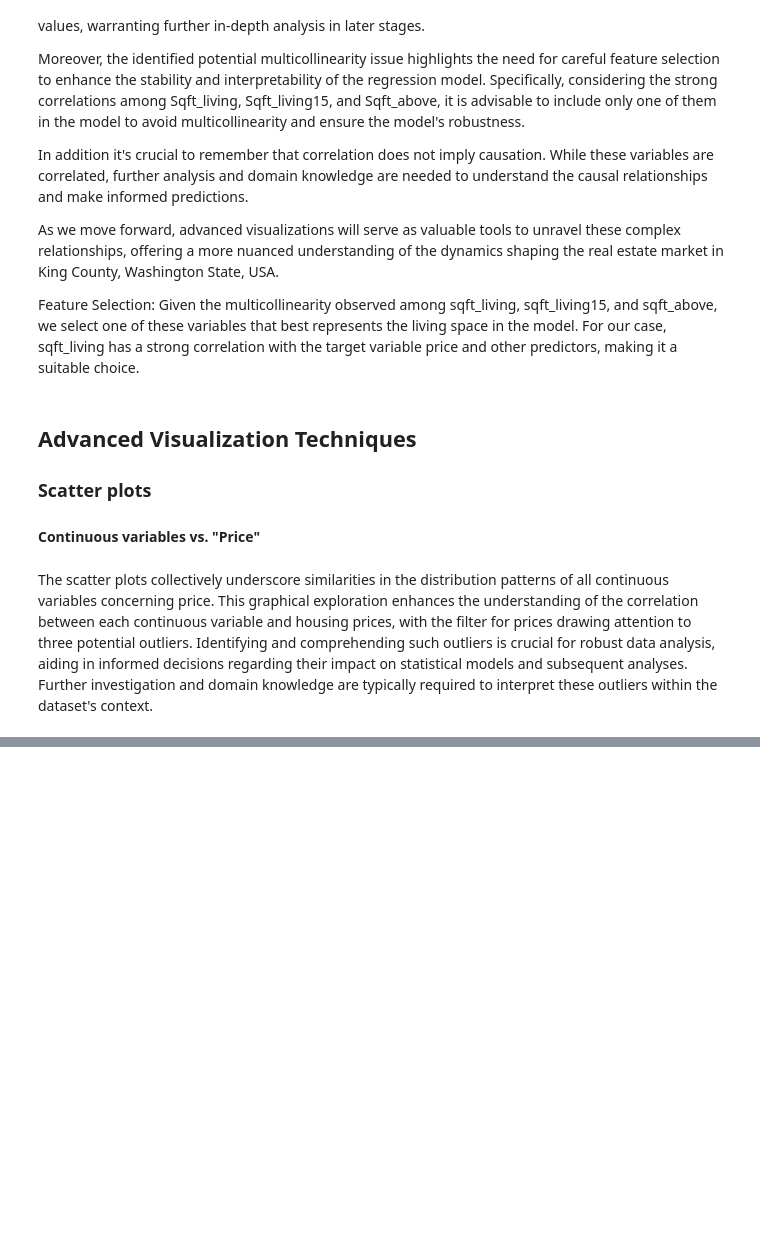
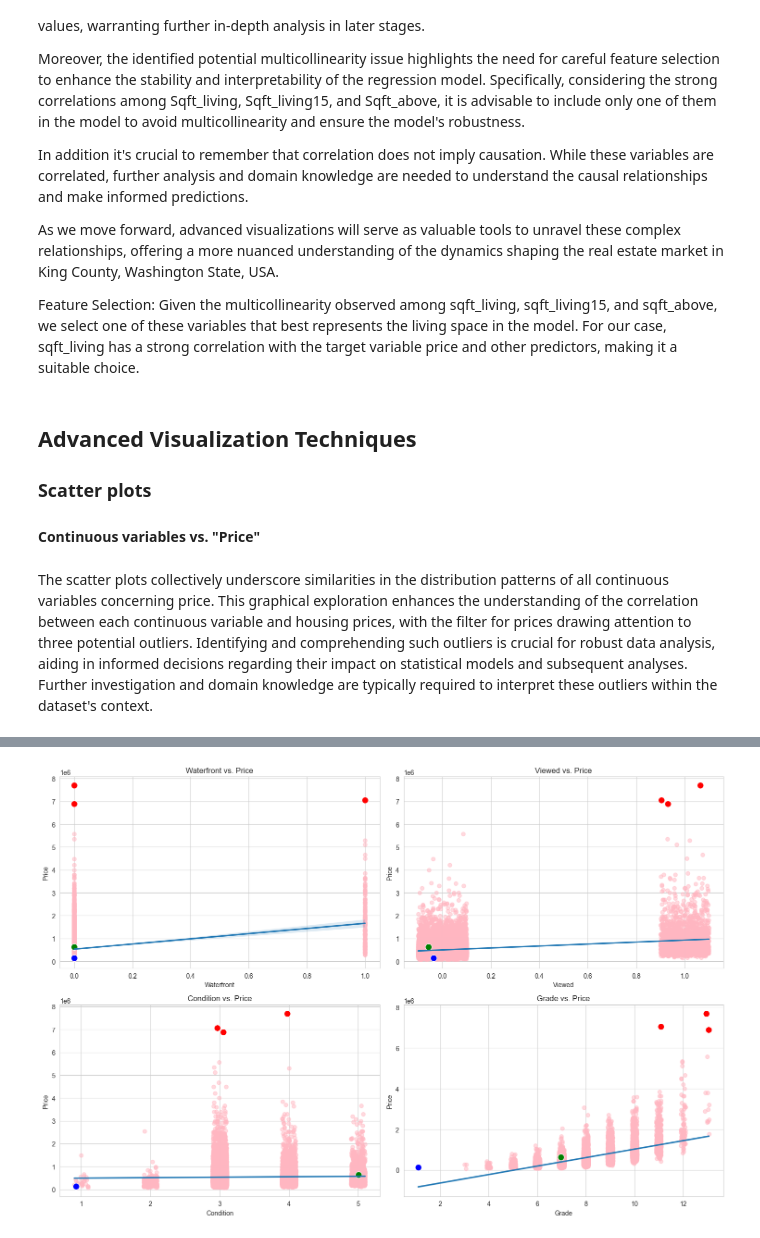
Before and after one commit to gizemguleli/RR_Project-Housing-Price-Dynamics-in-King-Cunty-WA, a Jupyter notebook: V1.ipynb, the cells around one changed output, grey strips where cells are left out. Cells and saved outputs as stored; diff of their text form; code cells hidden in the pictures; blank space fills up the shorter version.

```diff
--- a/V1.ipynb
+++ b/V1.ipynb
@@ -289,7 +317,7 @@ house_data2['viewed'] = np.where(house_data['view'] != 0, 1, 0)
 house_data2.drop(columns=['view'], inplace=True)
 
 # Categorical Variables
-cat_vars = ["waterfront", "viewed", "condition", "grade"]
+cat_vars2 = ["waterfront", "viewed", "condition", "grade"]
 # %% [markdown]
 The majority of houses in the dataset are in good to average condition. Approximately 91.7% of houses fall within Condition 3, indicating that a significant portion of the properties is well-maintained.Condition 4 homes represent 26.3%, suggesting a sizable proportion of houses are in better-than-average condition. Meanwhile, Condition 5 homes, which likely denote excellent condition, constitute 7.9% of the dataset.
 
@@ -431,0 +511,68 @@ The scatter plots collectively underscore similarities in the distribution patte
+# %%
+# Set the style
+sns.set_style("whitegrid")
+
+# Add jitter for better density visualization
+jitter_amount = 0.1
+
+# Create a copy of the DataFrame for modification
+house_data_modified = house_data2.copy()
+
+# Add jitter to the categorical variables
+for var in cat_vars2:
+    if var != "waterfront":
+        house_data_modified[var] += np.random.uniform(-jitter_amount, jitter_amount, len(house_data_modified))
+
+# Circle observations where the price exceeds $6,000,000 with red circles
+high_priced_outliers = house_data_modified[house_data_modified['price'] > 6000000]
+
+# Circle houses with the lowest grades (grade < 3) with blue circles
+lowest_grade_houses = house_data_modified[house_data_modified['grade'] < 3]
+
+# Circle houses with 33 bedrooms with green circles
+unusual_bedrooms_houses = house_data_modified[house_data_modified['bedrooms'] == 33]
+
+# Define variables for anomaly detection in houses with 33 bedrooms
+anomaly_conditions = (unusual_bedrooms_houses['waterfront'] == 0) & \
+                     (unusual_bedrooms_houses['viewed'] == 0) & \
+                     (unusual_bedrooms_houses['condition'] == 1)
+
+# Identify anomalies in houses with 33 bedrooms
+anomalies = unusual_bedrooms_houses[anomaly_conditions]
+
+# Replace the number of bedrooms with the median value for anomalies
+median_bedrooms = house_data_modified['bedrooms'].median()
+house_data_modified.loc[anomalies.index, 'bedrooms'] = median_bedrooms
+
+# Create a 2x2 grid of subplots
+fig, axes = plt.subplots(2, 2, figsize=(15, 10))
+
+# Flatten the axes array to iterate over each subplot
+axes = axes.flatten()
+
+# Visualize the relationship between categorical variables and housing prices
+for i, var in enumerate(cat_vars2):
+    # Scatter plot with regression line
+    sns.regplot(x=var, y='price', data=house_data_modified, scatter_kws={'color': 'lightpink', 'alpha': 0.5}, ax=axes[i])
+
+    # Highlight high-priced outliers with red circles
+    sns.scatterplot(x=var, y='price', data=high_priced_outliers, color='red', marker='o', s=100, ax=axes[i])
+
+    # Highlight houses with the lowest grades with blue circles
+    sns.scatterplot(x=var, y='price', data=lowest_grade_houses, color='blue', marker='o', s=100, ax=axes[i])
+
+    # Highlight houses with 33 bedrooms with green circles
+    sns.scatterplot(x=var, y='price', data=unusual_bedrooms_houses, color='green', marker='o', s=100, ax=axes[i])
+
+    # Set plot title and labels
+    axes[i].set_title(f'{var.capitalize()} vs. Price')
+    axes[i].set_xlabel(var.capitalize())
+    axes[i].set_ylabel('Price')
+
+# Adjust layout
+plt.tight_layout()
+
+# Show plots
+plt.show()
+# %% [output]
+[figure, added]
```
Also changed, not shown: parts of 10 cells of this notebook.
